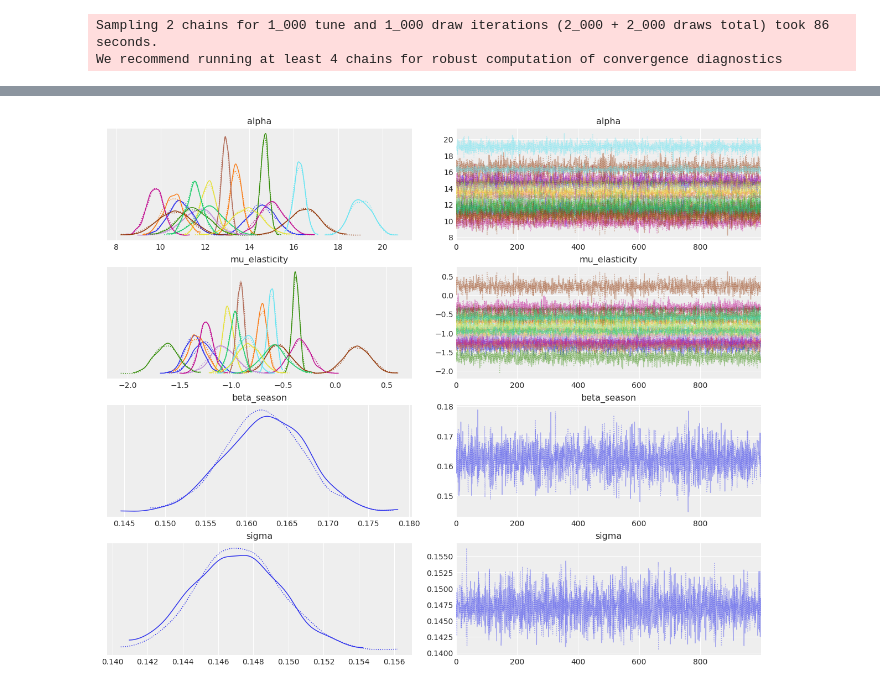
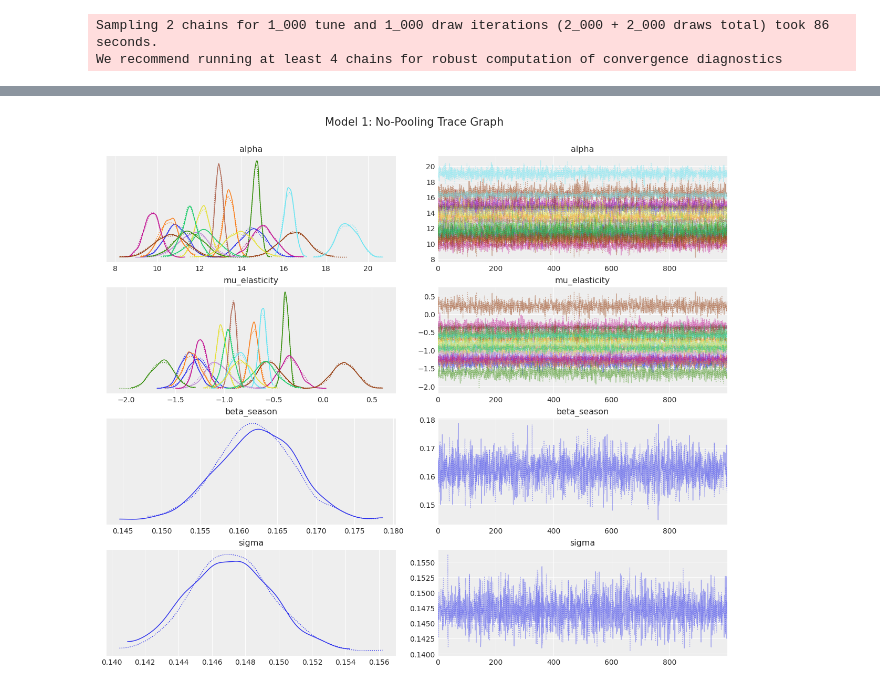
Before and after one commit to kirawei2025/price-elasticity-pymc, a Jupyter notebook: code.ipynb, the cells around one changed output, grey strips where cells are left out. Saved outputs shown, nothing was run; the diff lists cells and outputs as text; code cells hidden in the pictures.

Commit message:
update no-pooling

```diff
--- a/code.ipynb
+++ b/code.ipynb
@@ -166,9 +179,11 @@ pm.model_to_graphviz(model=no_pooling_model)
 # %%
 # Generates visual diagnostic subplots for every sampled parameter
 az.style.use("arviz-darkgrid")
 axes = az.plot_trace(
     data=trace_no_pooling,
     figsize=(12, 10)
 )
+plt.suptitle('Model 1: No-Pooling Trace Graph', fontsize=15, y=1.05)
+plt.savefig('images/model/trace_no_pooling.png')
 # %% [output]
-[figure, old version]
+[figure, new version]
```
Also changed, not shown: parts of 5 cells of this notebook, 5 other files.
